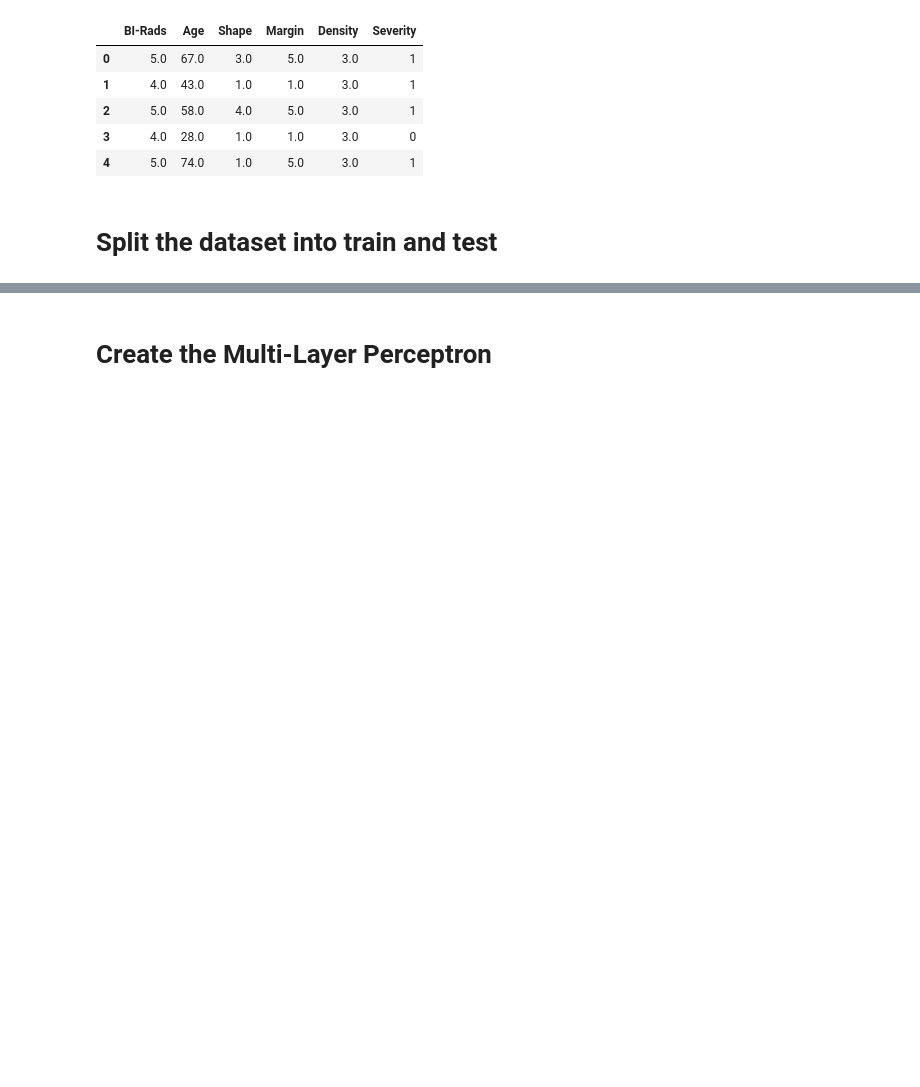
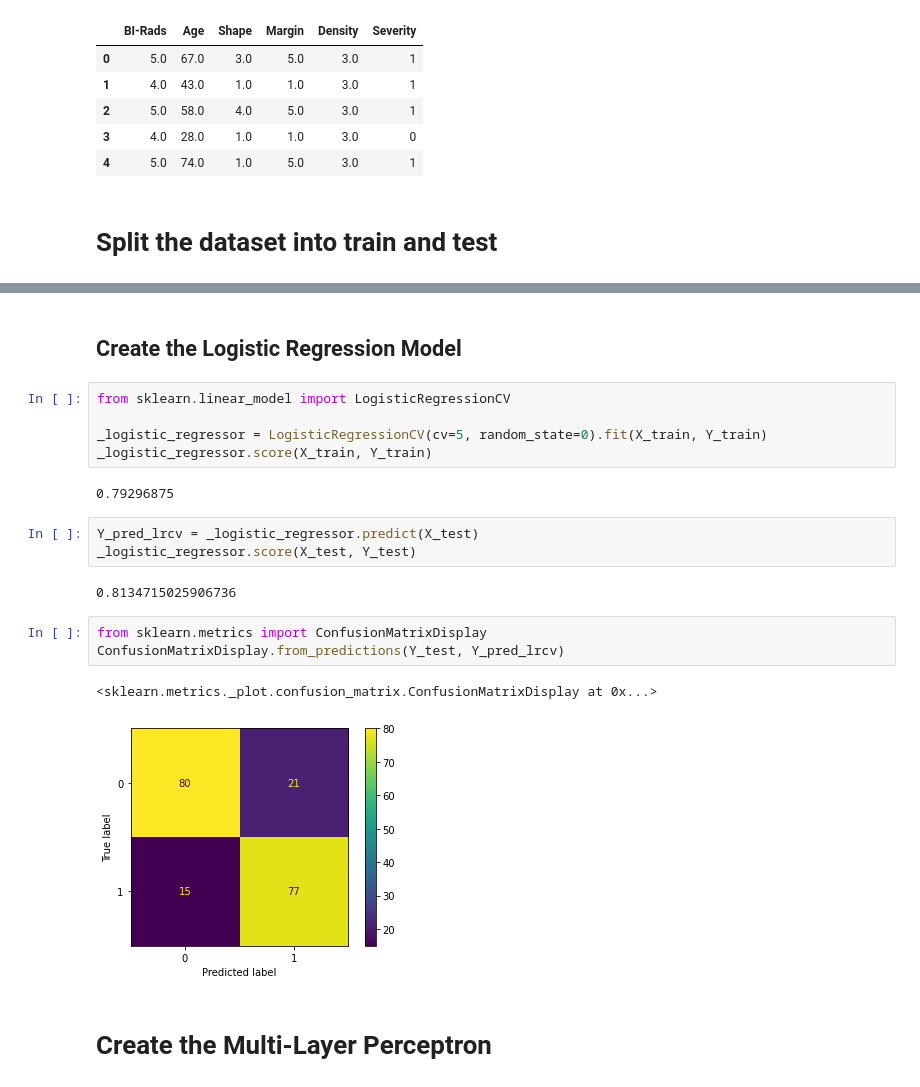
Before and after one commit to DianaElena99/DataScience-Crashcourse, a Jupyter notebook: DeepLearningProj_MammographicMasses.ipynb, the cells around one changed output, grey strips where cells are left out. Saved outputs shown, nothing was run; the diff lists cells and outputs as text; blank space fills up the shorter version.

Commit message:
Add logistic regression model

```diff
--- a/DeepLearningProj_MammographicMasses.ipynb
+++ b/DeepLearningProj_MammographicMasses.ipynb
@@ -102,3 +121,23 @@ X_train, X_test, Y_train, Y_test = train_test_split(X, Y, test_size=0.2, random_
+# %% [markdown]
+## Create the Logistic Regression Model
+# %%
+from sklearn.linear_model import LogisticRegressionCV
+
+_logistic_regressor = LogisticRegressionCV(cv=5, random_state=0).fit(X_train, Y_train)
+_logistic_regressor.score(X_train, Y_train)
+# %% [output]
+0.79296875
+# %%
+Y_pred_lrcv = _logistic_regressor.predict(X_test)
+_logistic_regressor.score(X_test, Y_test)
+# %% [output]
+0.8134715025906736
+# %%
+from sklearn.metrics import ConfusionMatrixDisplay
+ConfusionMatrixDisplay.from_predictions(Y_test, Y_pred_lrcv)
+# %% [output]
+<sklearn.metrics._plot.confusion_matrix.ConfusionMatrixDisplay at 0x...>
+[figure, added]
 # %% [markdown]
 # Create the Multi-Layer Perceptron
 # %%
```
Also changed, not shown: parts of 8 cells of this notebook.
